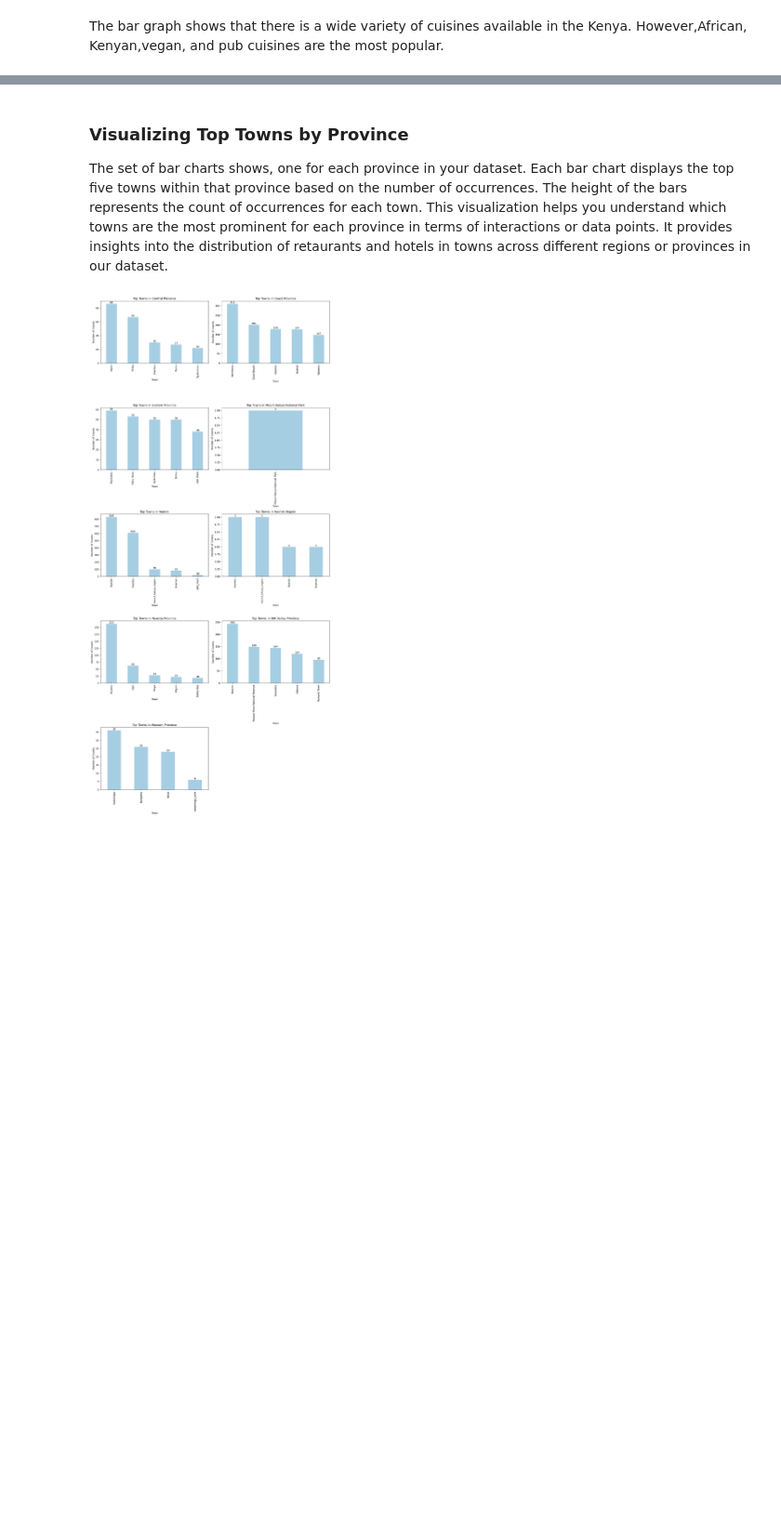
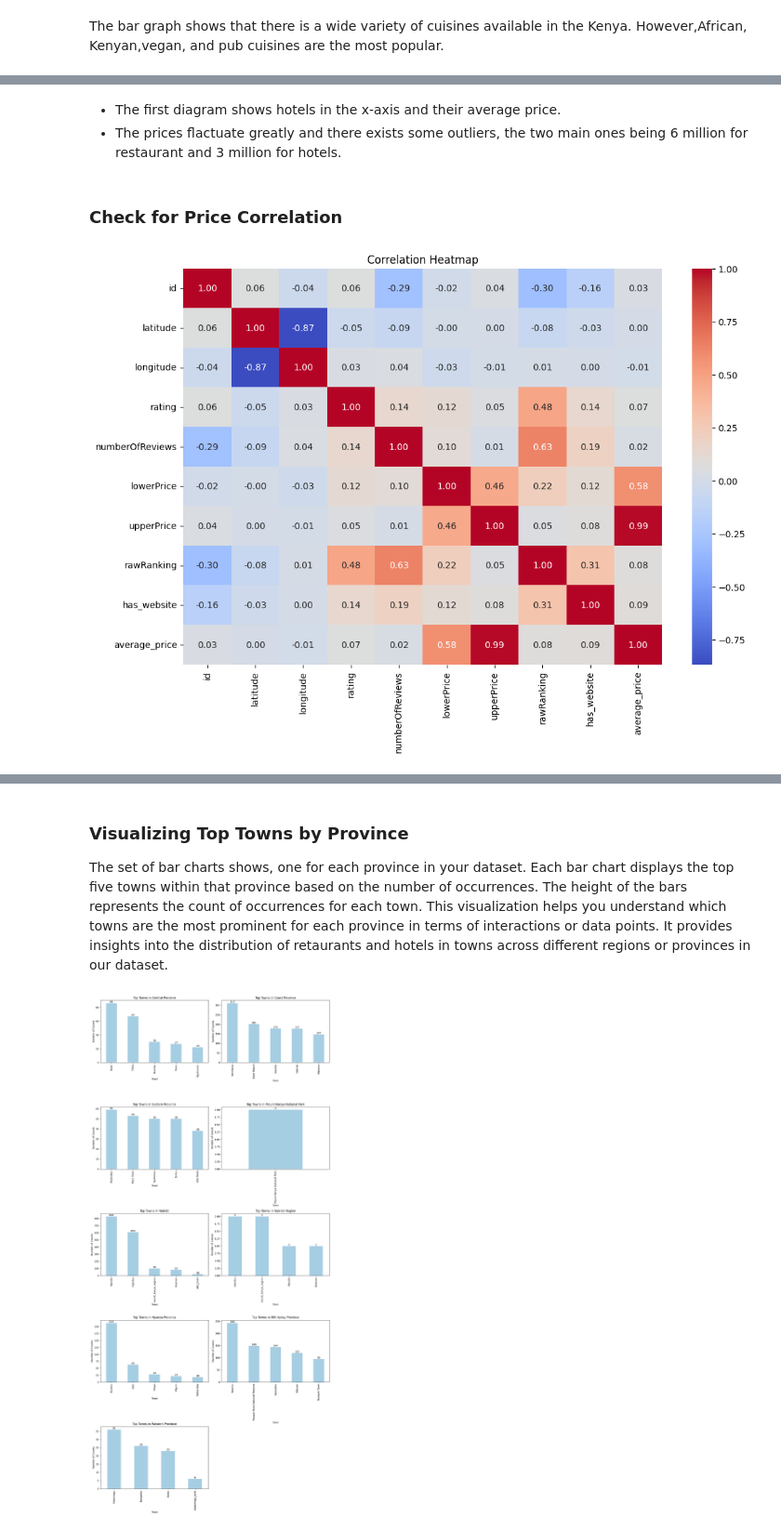
Before and after one commit to Ivan3864/Flavors-of-Kenya-The-Restaurant-Recommender, a Jupyter notebook: Notebook.ipynb, the cells around one changed output, grey strips where cells are left out. Shown at 93% size. Cells and saved outputs as stored; diff of their text form; code cells hidden in the pictures; blank space fills up the shorter version.

```diff
--- a/Notebook.ipynb
+++ b/Notebook.ipynb
@@ -959,0 +979,16 @@ The bar graph shows that there is a wide variety of cuisines available in the Ke
+# %% [markdown]
+- The first diagram shows hotels in the x-axis and their average price.
+- The prices flactuate greatly and there exists some outliers, the two main ones being 6 million for restaurant and 3 million for hotels.
+# %% [markdown]
+### Check for Price Correlation
+# %%
+#Heat map showing correlation between variables
+numerical_columns = final_data.select_dtypes(include=['number'])
+correlation_matrix = numerical_columns.corr()
+
+plt.figure(figsize=(12, 8))
+sns.heatmap(correlation_matrix, annot=True, cmap='coolwarm', fmt=".2f")
+plt.title("Correlation Heatmap")
+plt.show()
+# %% [output]
+[figure, added]
```
Also changed, not shown: parts of 9 cells of this notebook.
